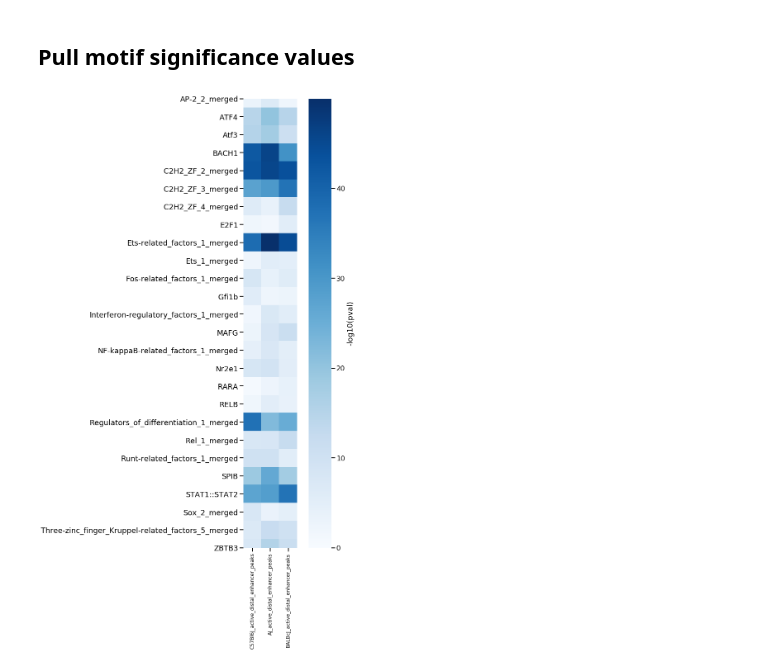
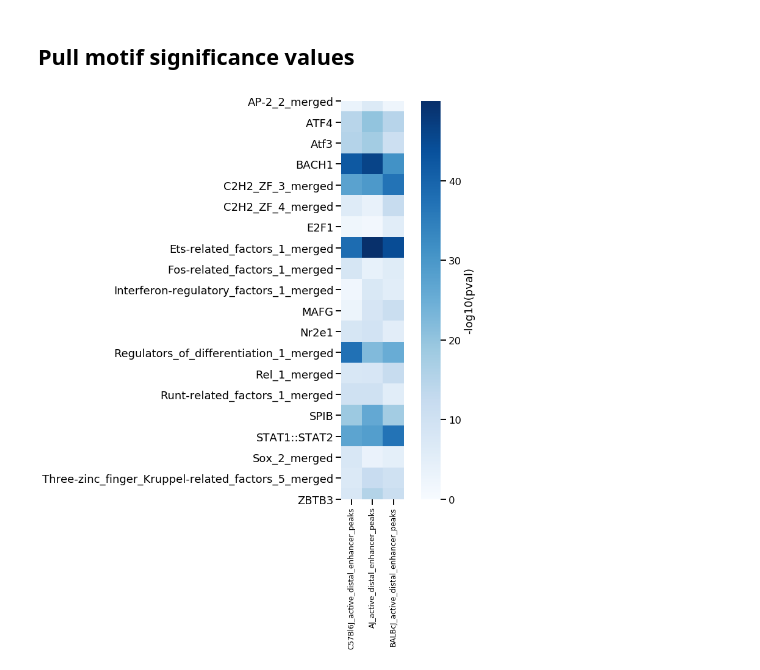
Before and after one commit to HunterBennett/strains, a Jupyter notebook: results/01_Strains_AMLN_H3K27Ac_06_TBA.ipynb, the cells around one changed output. Saved outputs shown, nothing was run; the diff lists cells and outputs as text; code cells hidden in the pictures.

```diff
--- a/results/01_Strains_AMLN_H3K27Ac_06_TBA.ipynb
+++ b/results/01_Strains_AMLN_H3K27Ac_06_TBA.ipynb
@@ -261,31 +261,32 @@ frame.to_csv('./tba_output/tba_pval_frame.txt', sep='\t')
 # %%
 # plot only motifs with log pval > 2 for at least one condition (p<0.01) and positively correlated with active enhancers.
 frame = frame[frame.max(axis=1) > 2]
 # plot only motifs with absolute log likelihood ratio >=4
-filtered_frame = frame[((frame.max(axis=1) - frame.min(axis=1)).abs() >=3)]
+filtered_frame = frame[((frame.max(axis=1) - frame.min(axis=1)).abs() >=4)]
 # sort frame
 filtered_frame = filtered_frame.loc[:, :]
 
 # create heatmap
-fig, ax = plt.subplots(figsize=(10,20))
+fig, ax = plt.subplots(figsize=(10,12))
 hm = sns.heatmap(
     filtered_frame,
     vmin=0,
     cmap='Blues',
     cbar_kws={'label': '-log10(pval)'},
     square=True,
+    # vmax=25,
     ax=ax)
 pos = hm.get_position()
 
 hm.set_yticklabels(size=18, labels = [i[:100] for i in filtered_frame.index.values]);
 hm.set_xticklabels(size=12, labels = filtered_frame.columns.values, rotation=90);
 
 # draw lines to separate groups
 # # plt.plot([.1, .1], [0, 100], linewidth=3, color='r');
 # plt.plot([3, 3], [0, 100], linewidth=3, color='r');
 # plt.plot([5, 5], [0, 100], linewidth=3, color='orange');
 # plt.plot([7.95, 7.95], [0, 100], linewidth=3, color='green');
 
-plt.savefig('./figures/tba_differential_motif_heatmap_all_tfs.pdf',bbox_inches='tight')
+# plt.savefig('./figures/tba_differential_motif_heatmap_all_tfs.pdf',bbox_inches='tight')
 # %% [output]
-[figure, old version]
+[figure, new version]
```
Also changed, not shown: parts of 4 cells of this notebook, 7 other files.
